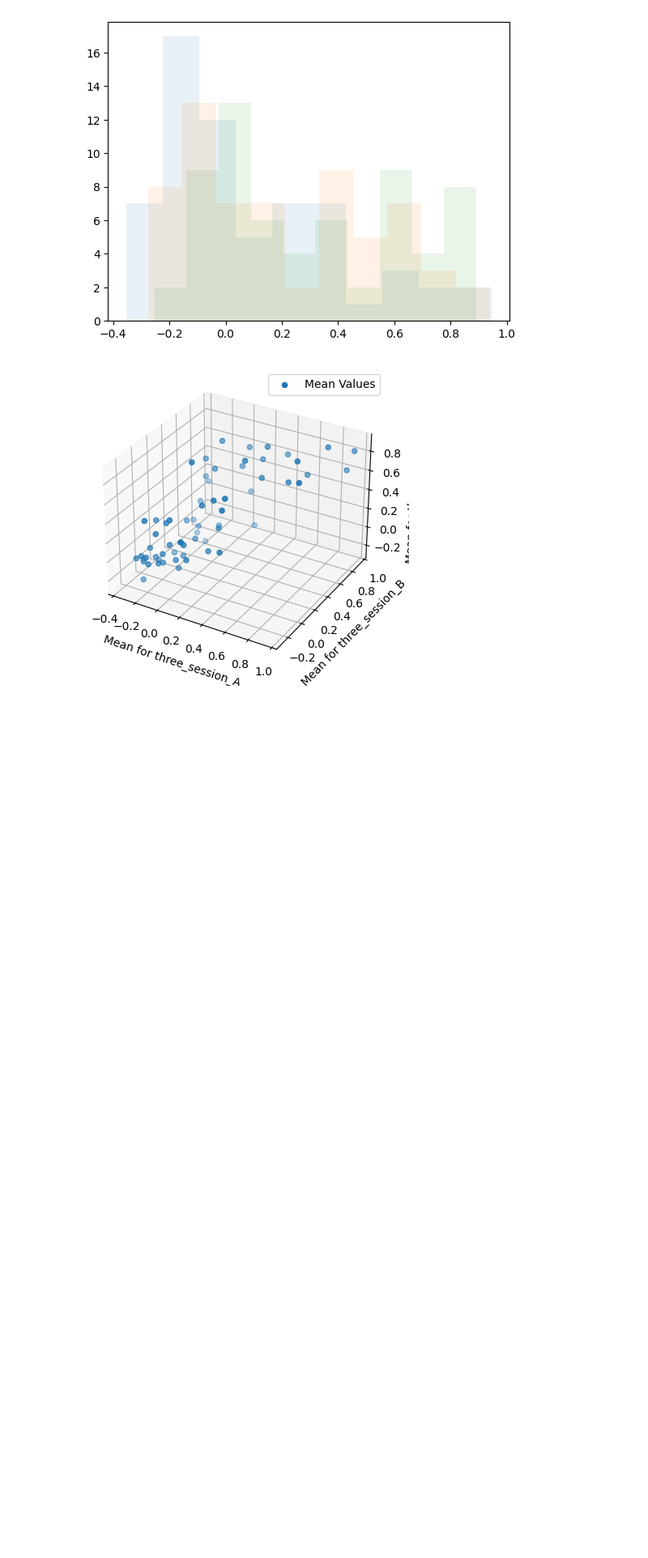
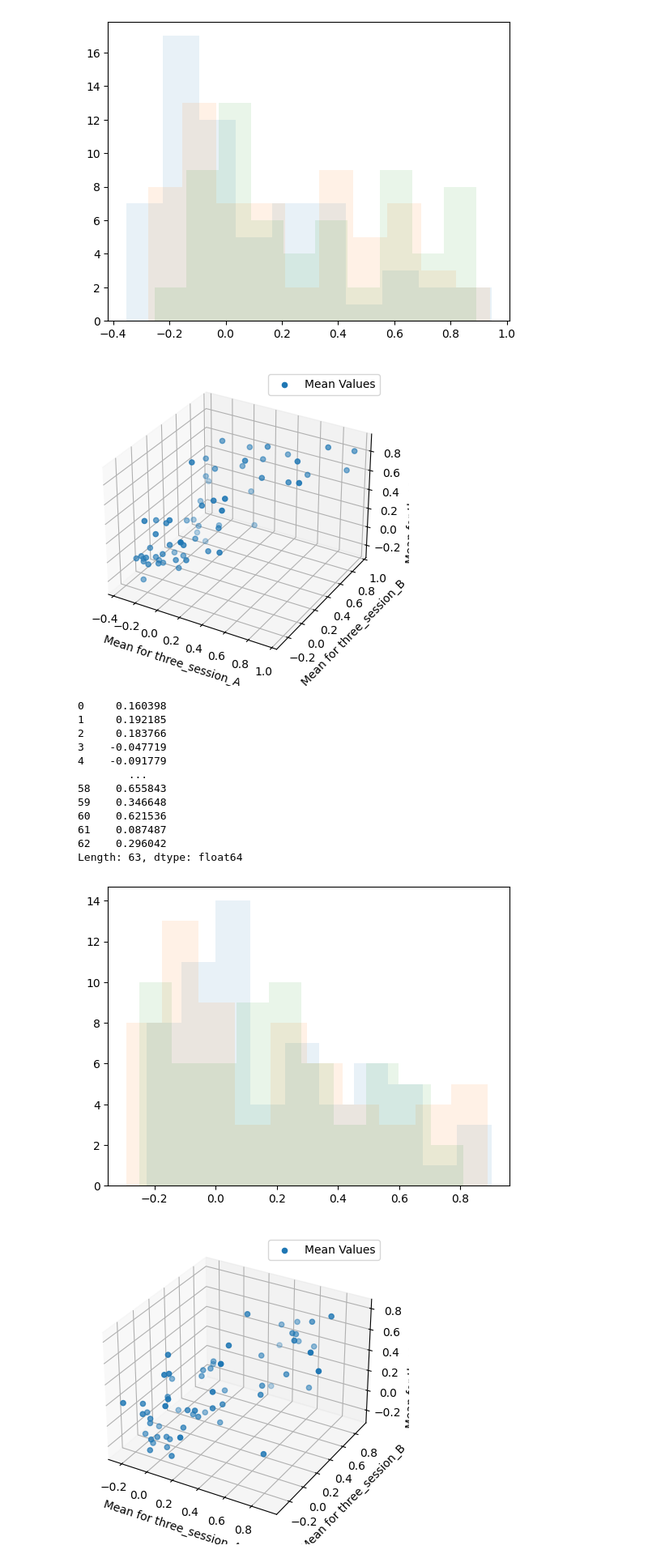
Before and after one commit to mariakesa/neural-computation-blog-python-code, a Jupyter notebook: Allen-Clean-Code/quick_check.ipynb, the cells around one changed output. Shown: that part at 81% size. Cells and saved outputs as stored; diff of their text form; code cells hidden in the pictures; blank space fills up the shorter version.

Commit message:
according to stimuli

```diff
--- a/Allen-Clean-Code/quick_check.ipynb
+++ b/Allen-Clean-Code/quick_check.ipynb
@@ -59,3 +59,59 @@ plot_3d_mean(merged_df)
 Length: 63, dtype: float64
 [figure]
 [figure]
+# %%
+import pandas as pd
+import matplotlib.pyplot as plt
+from mpl_toolkits.mplot3d import Axes3D
+
+def plot_different_stimuli(dataframe):
+    # Use regex to filter columns containing 'dino_natural_movie_one'
+    filtered_columns = dataframe.filter(regex='dino')
+
+    # Further filter columns based on 'three_session_A', 'three_session_B', 'three_session_C'
+    session_A_df = filtered_columns.filter(like='natural_movie_one')
+    session_B_df=filtered_columns.filter(like='natural_movie_two')
+    session_C_df=filtered_columns.filter(like='natural_movie_three')
+
+    # Calculate the mean for each row
+    row_means_A = session_A_df.mean(axis=1)
+    row_means_B=session_B_df.mean(axis=1)
+    row_means_C=session_C_df.mean(axis=1)
+    print(row_means_A)
+    plt.hist(row_means_A,alpha=0.1)
+    plt.hist(row_means_B,alpha=0.1)
+    plt.hist(row_means_C,alpha=0.1)
+    plt.show()
+
+    # Create a 3D plot
+    fig = plt.figure()
+    ax = fig.add_subplot(111, projection='3d')
+
+    # Plot the 3D scatter plot
+    ax.scatter(row_means_A, row_means_B, row_means_C, label='Mean Values')
+
+    # Set labels and legend
+    ax.set_xlabel('Mean for three_session_A')
+    ax.set_ylabel('Mean for three_session_B')
+    ax.set_zlabel('Mean for three_session_C')
+    ax.legend()
+
+    # Show the plot
+    plt.show()
+
+plot_different_stimuli(merged_df)
+# %% [output]
+0     0.160398
+1     0.192185
+2     0.183766
+3    -0.047719
+4    -0.091779
+        ...
+58    0.655843
+59    0.346648
+60    0.621536
+61    0.087487
+62    0.296042
+Length: 63, dtype: float64
+[figure, added]
+[figure, added]
```
